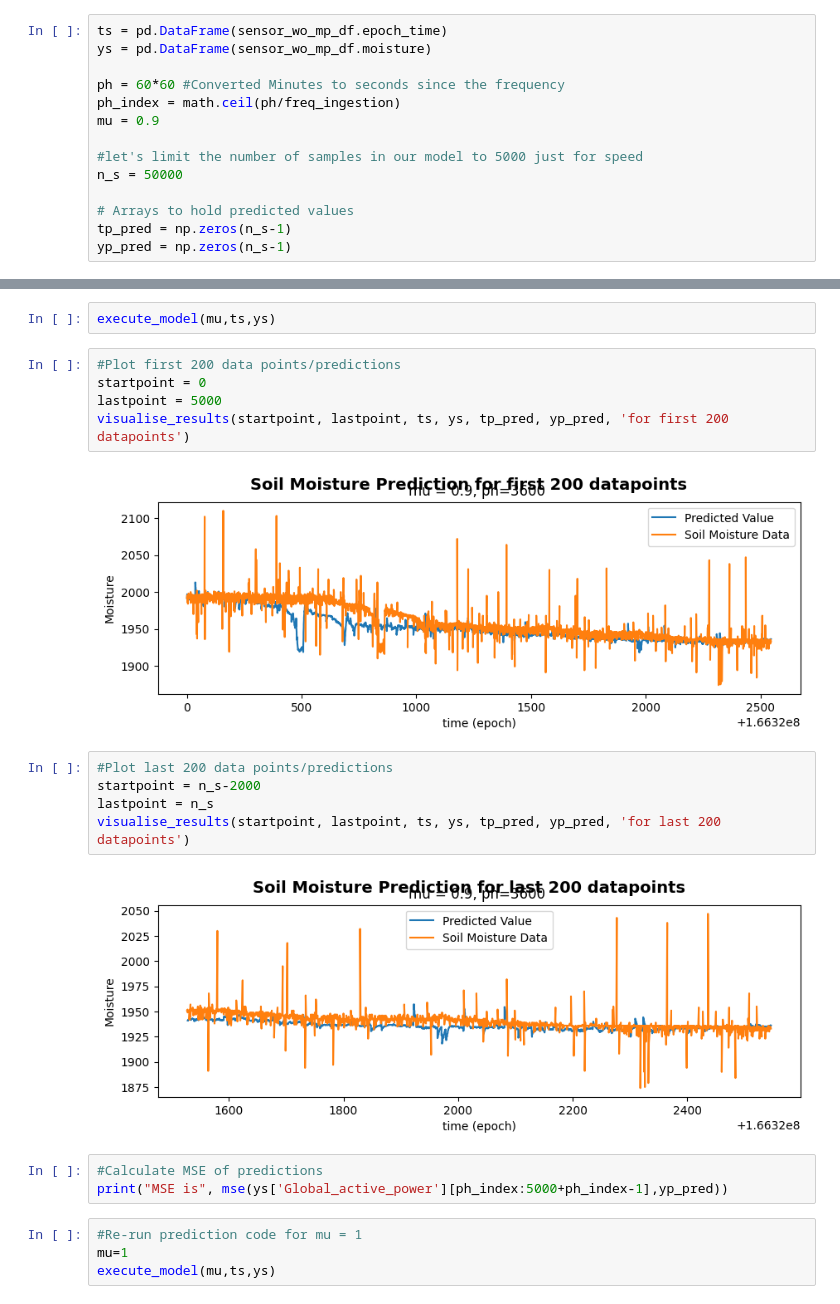
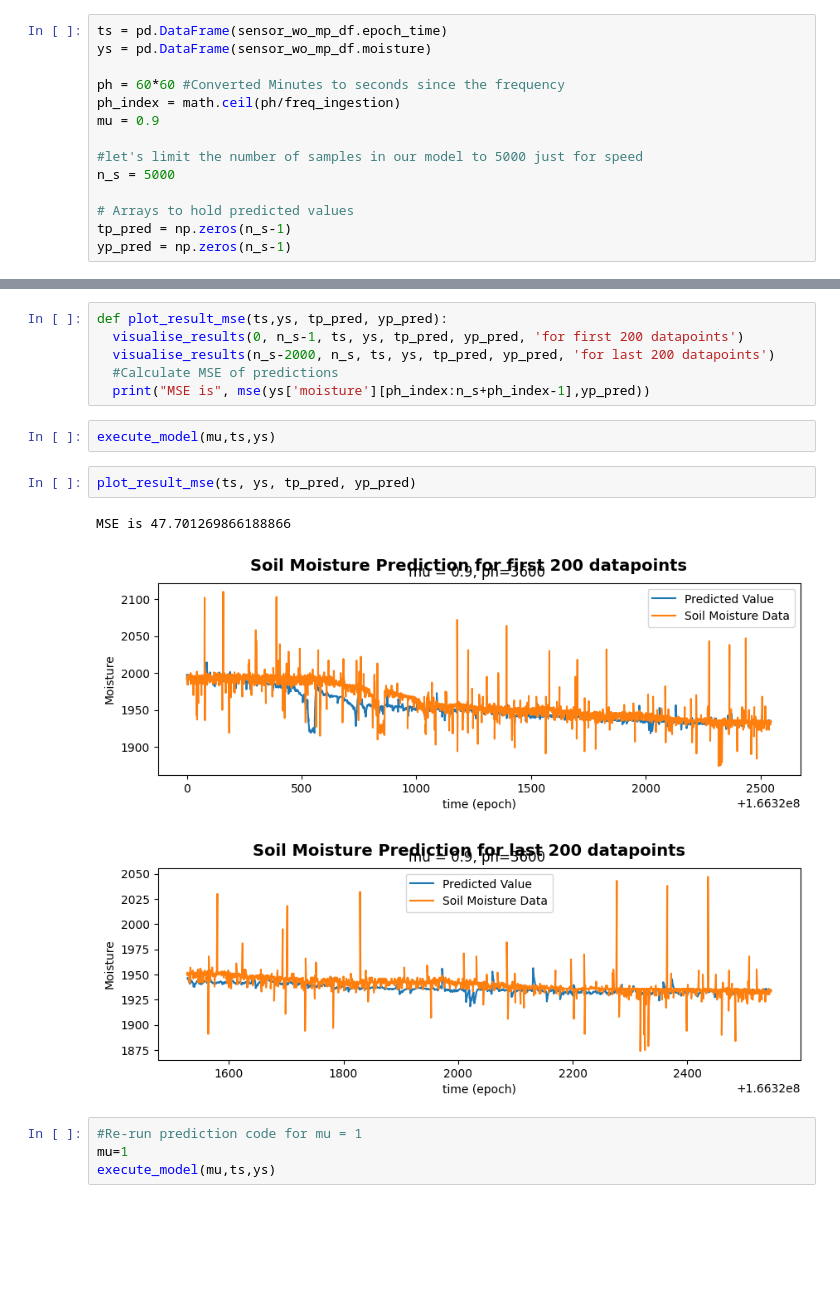
Before and after one commit to santausd/plant_health_assessment_model, a Jupyter notebook: AAI_530_A1_Group_1_IoT_Based_Crop_Monitoring_and_Health_Assessment.ipynb, the cells around one changed output, grey strips where cells are left out. Saved outputs shown, nothing was run; the diff lists cells and outputs as text; blank space fills up the shorter version.

```diff
--- a/AAI_530_A1_Group_1_IoT_Based_Crop_Monitoring_and_Health_Assessment.ipynb
+++ b/AAI_530_A1_Group_1_IoT_Based_Crop_Monitoring_and_Health_Assessment.ipynb
@@ -578,7 +578,7 @@ ph_index = math.ceil(ph/freq_ingestion)
 mu = 0.9
 
 #let's limit the number of samples in our model to 5000 just for speed
-n_s = 50000
+n_s = 5000
 
 # Arrays to hold predicted values
 tp_pred = np.zeros(n_s-1)
@@ -625,25 +625,20 @@ def visualise_results(startpoint, lastpoint , ts, ys, tp_pred, yp_pred, data_poi
   ax.set_xlabel('time (epoch)')
   ax.set_ylabel('Moisture')
   ax.legend()
+# %%
+def plot_result_mse(ts,ys, tp_pred, yp_pred):
+  visualise_results(0, n_s-1, ts, ys, tp_pred, yp_pred, 'for first 200 datapoints')
+  visualise_results(n_s-2000, n_s, ts, ys, tp_pred, yp_pred, 'for last 200 datapoints')
+  #Calculate MSE of predictions
+  print("MSE is", mse(ys['moisture'][ph_index:n_s+ph_index-1],yp_pred))
 # %%
 execute_model(mu,ts,ys)
-# %%
-#Plot first 200 data points/predictions
-startpoint = 0
-lastpoint = 5000
-visualise_results(startpoint, lastpoint, ts, ys, tp_pred, yp_pred, 'for first 200 datapoints')
-# %% [output]
-[figure, removed]
-# %%
-#Plot last 200 data points/predictions
-startpoint = n_s-2000
-lastpoint = n_s
-visualise_results(startpoint, lastpoint, ts, ys, tp_pred, yp_pred, 'for last 200 datapoints')
-# %% [output]
-[figure, removed]
-# %%
-#Calculate MSE of predictions
-print("MSE is", mse(ys['Global_active_power'][ph_index:5000+ph_index-1],yp_pred))
+# %%
+plot_result_mse(ts, ys, tp_pred, yp_pred)
+# %% [output]
+MSE is 47.701269866188866
+[figure, added]
+[figure, added]
 # %%
 #Re-run prediction code for mu = 1
 mu=1
```
Also changed, not shown: parts of 5 cells of this notebook.
